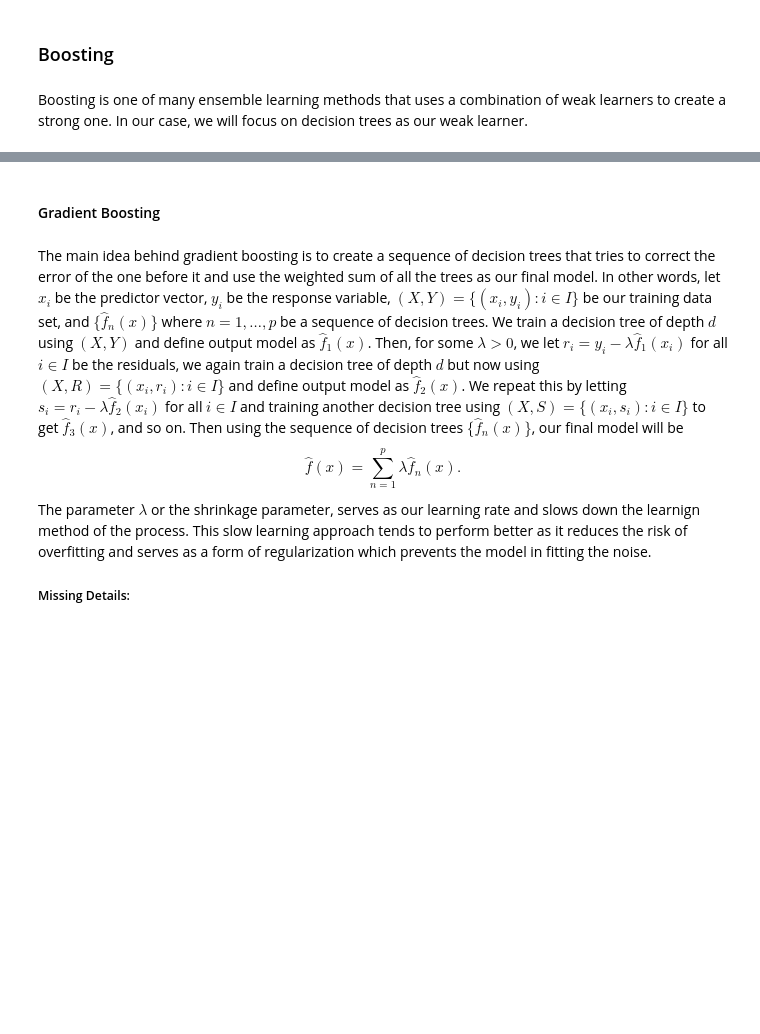
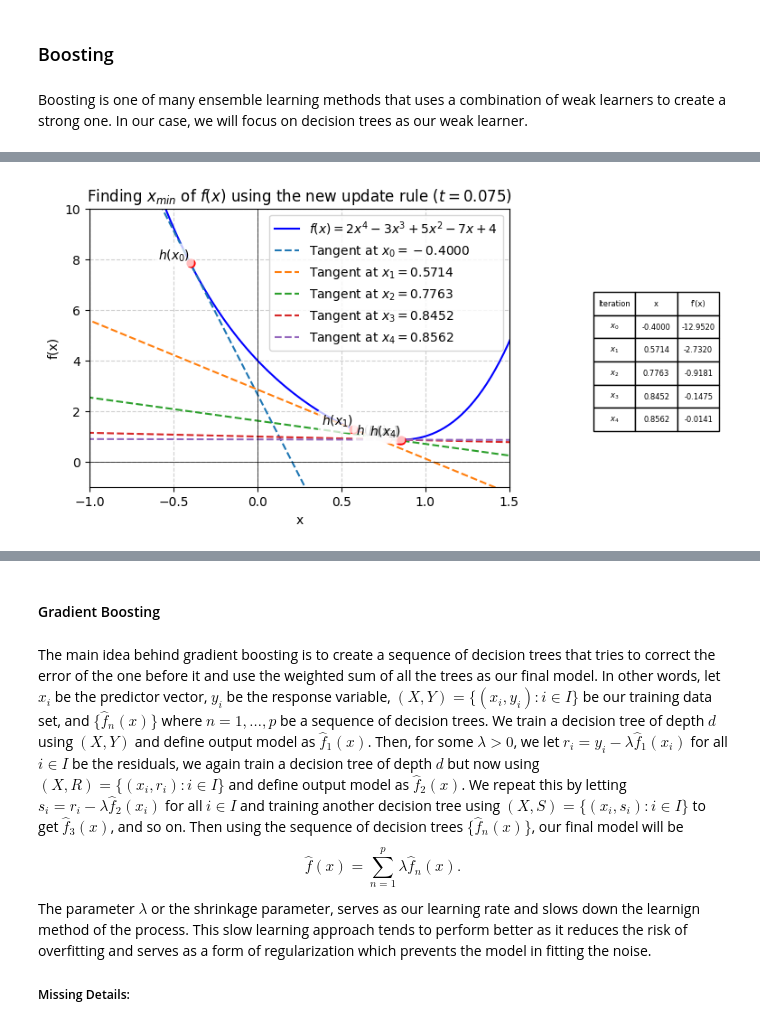
Before and after one commit to manganeseheptoxide/Undergraduate-Thesis, a Jupyter notebook: Resources/Notes.ipynb, the cells around one changed output, grey strips where cells are left out. Saved outputs shown, nothing was run; the diff lists cells and outputs as text; code cells hidden in the pictures; blank space fills up the shorter version.

Commit message:
Finished intuition section and started formal gradient descent

```diff
--- a/Resources/Notes.ipynb
+++ b/Resources/Notes.ipynb
@@ -509,0 +601,78 @@ Recall that  if we wanted to find values of $x$ where $f(x)$ has the minimum or
+# %%
+import numpy as np
+import matplotlib.pyplot as plt
+
+# Define the function and its derivative
+def f(x):
+    return (2*x**4) - (3*x**3 ) + (5*x**2) - (7*x) + 4
+
+def f_prime(x):
+    return (8*x**3) - (9*x**2) + (10*x) - 7  # Derivative of f(x)
+
+# Gradient descent update rule
+def gradient_descent_update(x, t):
+    return x - t * f_prime(x)
+
+# Parameters
+t = 0.075  # Learning rate (step size)
+x0 = -0.4  # Initial guess
+num_iterations = 4  # Number of iterations
+tangent_points = [x0]  # Store the sequence of x values
+
+# Perform gradient descent
+for _ in range(num_iterations):
+    x_new = gradient_descent_update(tangent_points[-1], t)
+    tangent_points.append(x_new)
+
+
+# Generate x values
+x = np.linspace(-5, 5, 400)  # Range from -5 to 5 with 400 points
+y = f(x)
+
+# Create plot with enough space for the table
+fig, ax = plt.subplots(figsize=(6, 4))
+ax.plot(x, y, label=r'$f(x) = 2x^4 - 3x^3 + 5x^2 - 7x + 4$', color='b')
+
+# Prepare data for the table
+table_data = []
+for i, x0 in enumerate(tangent_points):
+    slope = f_prime(x0)  # f'(x0)
+    y0 = f(x0)  # f(x0)
+    tangent_line = slope * (x - x0) + y0  # h(x) = f'(x0) * (x - x0) + f(x0)
+
+    ax.plot(x, tangent_line, linestyle='dashed', label=f'Tangent at $x_{i}={x0:.4f}$')
+
+    # Add dot at (x0, f(x0))
+    ax.scatter(x0, y0, color='red', s=40, zorder=3)  # Red dot, size 40
+
+    # Label the tangent line at (x0, h(x0))
+    ax.text(x0, y0, f'$h(x_{i})$', fontsize=10, verticalalignment='bottom', horizontalalignment='right',
+             bbox=dict(facecolor='white', edgecolor='none', alpha=0.75, boxstyle='round,pad=0.3'))
+
+    # Store data for table
+    table_data.append([f"$x_{i}$", f"{x0:.4f}", f"{slope:.4f}"])
+
+# Adjust x and y axis range
+ax.set_xlim(-1, 1.5)  # Custom x-axis range
+ax.set_ylim(-1, 10)  # Custom y-axis range
+
+# Add reference lines
+ax.axhline(0, color='black', linewidth=0.5)
+ax.axvline(0, color='black', linewidth=0.5)
+ax.grid(True, linestyle='--', alpha=0.6)
+
+# Labels and title
+ax.set_xlabel('x')
+ax.set_ylabel('f(x)')
+ax.set_title('Finding $x_{min}$ of $f(x)$ using the new update rule ($t = 0.075$)')
+ax.legend()
+
+# Add table to the right side of the plot
+table = plt.table(cellText=table_data,
+                  colLabels=["Iteration", "x", "f'(x)"],
+                  cellLoc='center', loc='right', bbox=[1.2, 0.2, 0.3, 0.5])
+
+# Show the plot
+plt.show()
+# %% [output]
+[figure, added]
```
Also changed, not shown: parts of 10 cells of this notebook, 6 other files.
